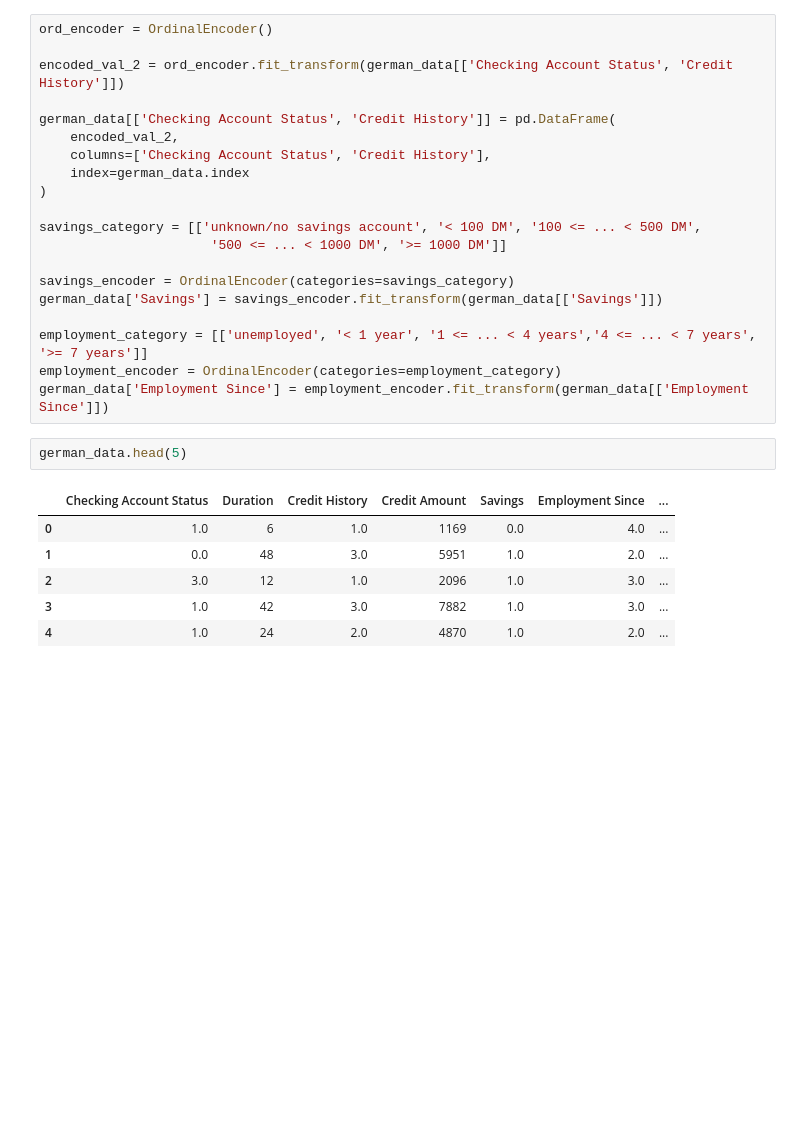
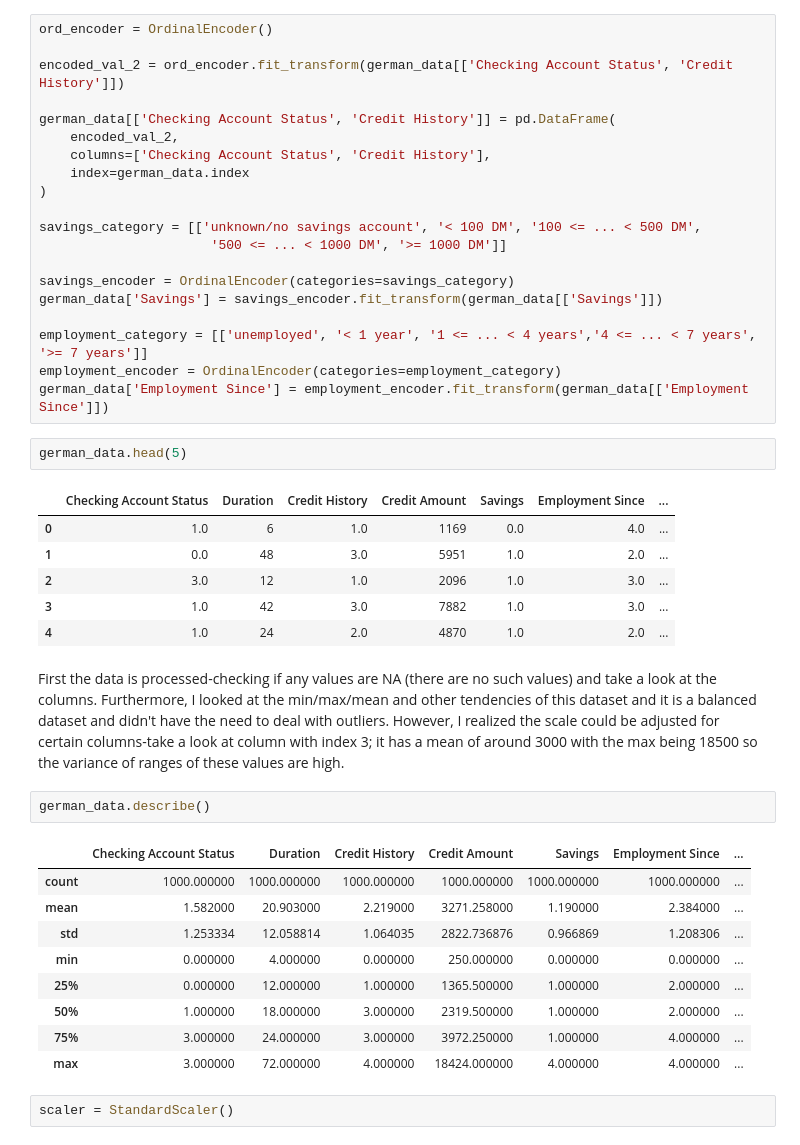
Before and after one commit to trishaN104/MLUnlearning_Feature-Injection, a Jupyter notebook: Feature Injection w/ German Dataset/Feature_Injection_3.ipynb, the cells around one changed output. Saved outputs shown, nothing was run; the diff lists cells and outputs as text; blank space fills up the shorter version.

```diff
--- a/Feature Injection w/ German Dataset/Feature_Injection_3.ipynb
+++ b/Feature Injection w/ German Dataset/Feature_Injection_3.ipynb
@@ -187,3 +182,19 @@ german_data.head(5)
 | 2 | 3.0 | 12 | 1.0 | 2096 | 1.0 | 3.0 | ... |
 | 3 | 1.0 | 42 | 3.0 | 7882 | 1.0 | 3.0 | ... |
 | 4 | 1.0 | 24 | 2.0 | 4870 | 1.0 | 2.0 | ... |
+# %% [markdown]
+First the data is processed-checking if any values are NA (there are no such values) and take a look at the columns. Furthermore, I looked at the min/max/mean and other tendencies of this dataset and it is a balanced dataset and didn't have the need to deal with outliers. However, I realized the scale could be adjusted for certain columns-take a look at column with index 3; it has a mean of around 3000 with the max being 18500 so the variance of ranges of these values are high.
+# %%
+german_data.describe()
+# %% [output]
+|  | Checking Account Status | Duration | Credit History | Credit Amount | Savings | Employment Since | ... |
+| count | 1000.000000 | 1000.000000 | 1000.000000 | 1000.000000 | 1000.000000 | 1000.000000 | ... |
+| mean | 1.582000 | 20.903000 | 2.219000 | 3271.258000 | 1.190000 | 2.384000 | ... |
+| std | 1.253334 | 12.058814 | 1.064035 | 2822.736876 | 0.966869 | 1.208306 | ... |
+| min | 0.000000 | 4.000000 | 0.000000 | 250.000000 | 0.000000 | 0.000000 | ... |
+| 25% | 0.000000 | 12.000000 | 1.000000 | 1365.500000 | 1.000000 | 2.000000 | ... |
+| 50% | 1.000000 | 18.000000 | 3.000000 | 2319.500000 | 1.000000 | 2.000000 | ... |
+| 75% | 3.000000 | 24.000000 | 3.000000 | 3972.250000 | 1.000000 | 4.000000 | ... |
+| max | 3.000000 | 72.000000 | 4.000000 | 18424.000000 | 4.000000 | 4.000000 | ... |
+# %%
+scaler = StandardScaler()
```
Also changed, not shown: parts of 22 cells of this notebook.
